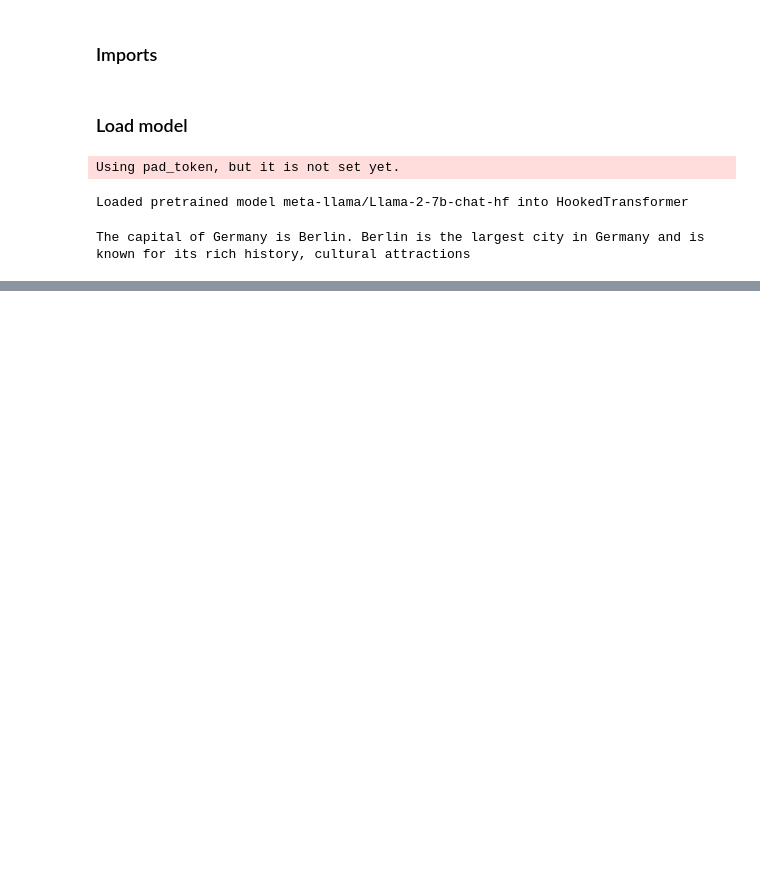
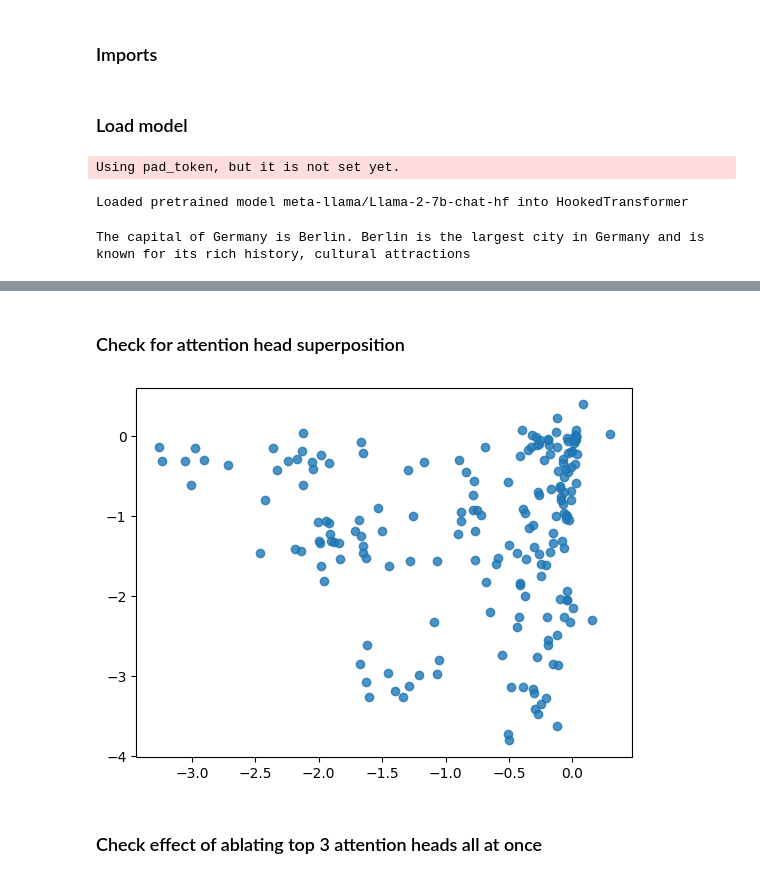
Before and after one commit to ed1d1a8d/prompt-injection-interp, a Jupyter notebook: notebooks/dontsay/dontsay-plots.ipynb, the cells around one changed output, grey strips where cells are left out. Saved outputs shown, nothing was run; the diff lists cells and outputs as text; code cells hidden in the pictures; blank space fills up the shorter version.

```diff
--- a/notebooks/dontsay/dontsay-plots.ipynb
+++ b/notebooks/dontsay/dontsay-plots.ipynb
@@ -127,0 +128,31 @@ torch.Size([61, 4096])
+# %%
+labels = None
+log_bf_ats = []
+for idx in tqdm(range(len(df))):
+    question = df.question[idx]
+    answer = df.answer[idx]
+    irrelevant_word = irrelevant_words[idx % len(irrelevant_words)]
+
+    prompt_base = get_dontsay_prompt(question, irrelevant_word)
+    prompt_comp = get_dontsay_prompt(question, answer)
+
+    with torch.no_grad():
+        pd_base = prompt_data.PromptData.get_data(prompt_base, tl_model)
+        pd_comp = prompt_data.PromptData.get_data(prompt_comp, tl_model)
+
+    ld_comp_base_at = prompt_data.attribution_patch(
+        pd=pd_comp,
+        tl_model=tl_model,
+        ablation_cache=pd_base.cache,
+        metric=lambda logits: logits[-1]
+        .softmax(dim=-1)
+        .logit()[pd_base.ml_token],
+    )
+
+    neg_log_bf_id, labels = ld_comp_base_at.get_logits_and_labels()
+    log_bf_id = -neg_log_bf_id
+
+    labels = labels
+    log_bf_ats.append(log_bf_id[0].detach().cpu().numpy())
+
+log_bf_ats = np.stack(log_bf_ats)
@@ -127,0 +202,16 @@ torch.Size([61, 4096])
+# %% [markdown]
+### Check for attention head superposition
+# %%
+# lab1 = "L18H9ATN"
+lab1 = "L26H9ATN"
+lab2 = "L27H29ATN"
+
+bfs1 = log_bf_ats[:, labels.index(lab1)]
+bfs2 = log_bf_ats[:, labels.index(lab2)]
+
+plt.scatter(bfs1, bfs2, alpha=0.8)
+plt.show()
+# %% [output]
+[figure, added]
+# %% [markdown]
+### Check effect of ablating top 3 attention heads all at once
```
Also changed, not shown: parts of 17 cells of this notebook, 1 other file.
